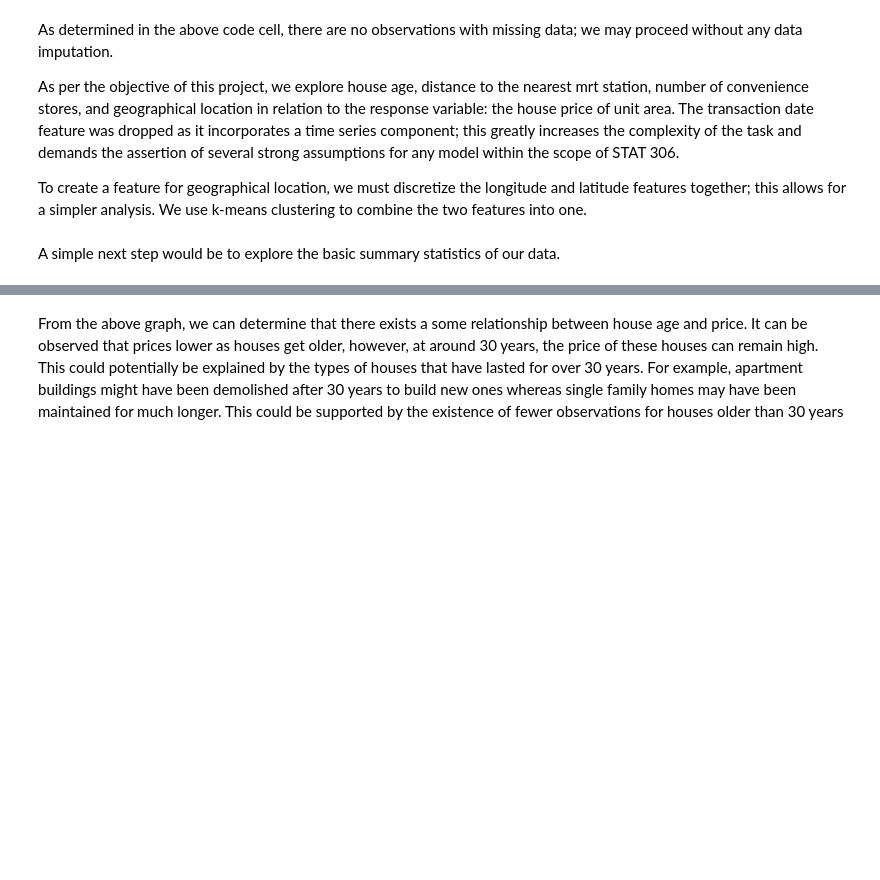
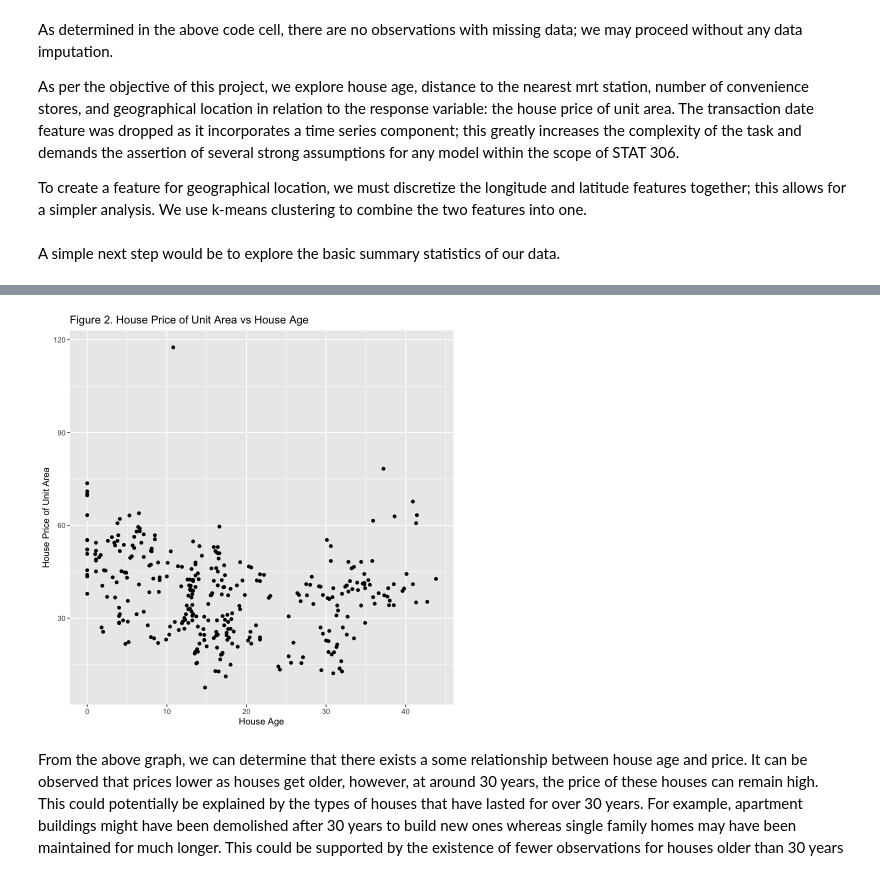
Before and after one commit to calvingdu/stat306-c3-project, a Jupyter notebook: project.ipynb, the cells around one changed output, grey strips where cells are left out. Cells and saved outputs as stored; diff of their text form; code cells hidden in the pictures; blank space fills up the shorter version.

```diff
--- a/project.ipynb
+++ b/project.ipynb
@@ -114,10 +130,15 @@ df_train %>%
 # %%
-df_train %>%
+fig_2 <- df_train %>%
     ggplot(aes(x = x2_house_age, y = y_house_price_of_unit_area)) +
         geom_point() +
         xlab("House Age") +
-        ylab("House Price") +
-        ggtitle("House Price vs House Age")
+        ylab("House Price of Unit Area") +
+        ggtitle("Figure 2. House Price of Unit Area vs House Age")
+
+fig_2
+ggsave("figures/fig_2.png", fig_2, width = 20, height = 10, units = "cm")
+# %% [output]
+[figure, added]
 # %% [markdown]
 From the above graph, we can determine that there exists a some relationship between house age and price. It can be observed that prices lower as houses get older, however, at around 30 years, the price of these houses can remain high. This could potentially be explained by the types of houses that have lasted for over 30 years. For example, apartment buildings might have been demolished after 30 years to build new ones whereas single family homes may have been maintained for much longer. This could be supported by the existence of fewer observations for houses older than 30 years
 # %%
```
Also changed, not shown: parts of 18 cells of this notebook, 12 other files.
